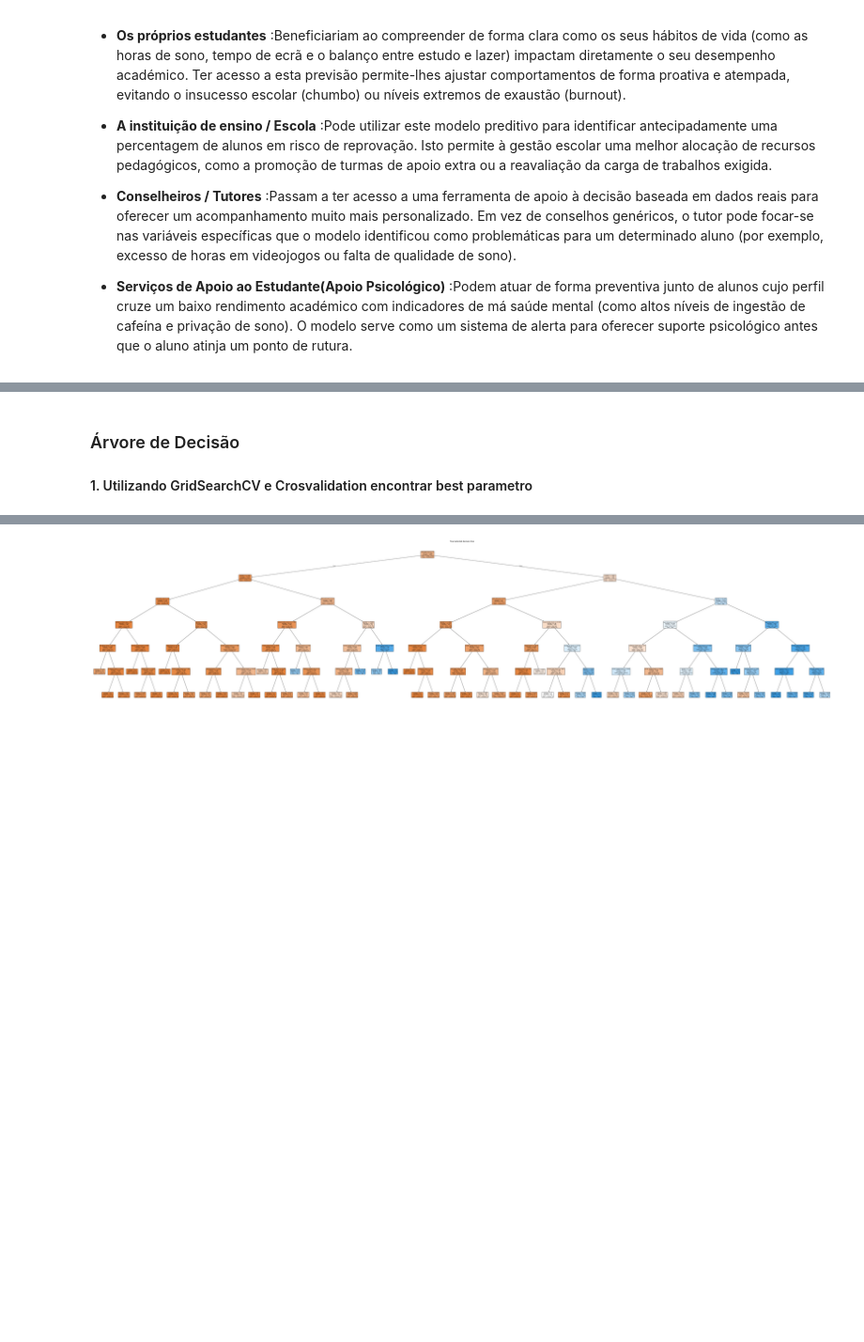
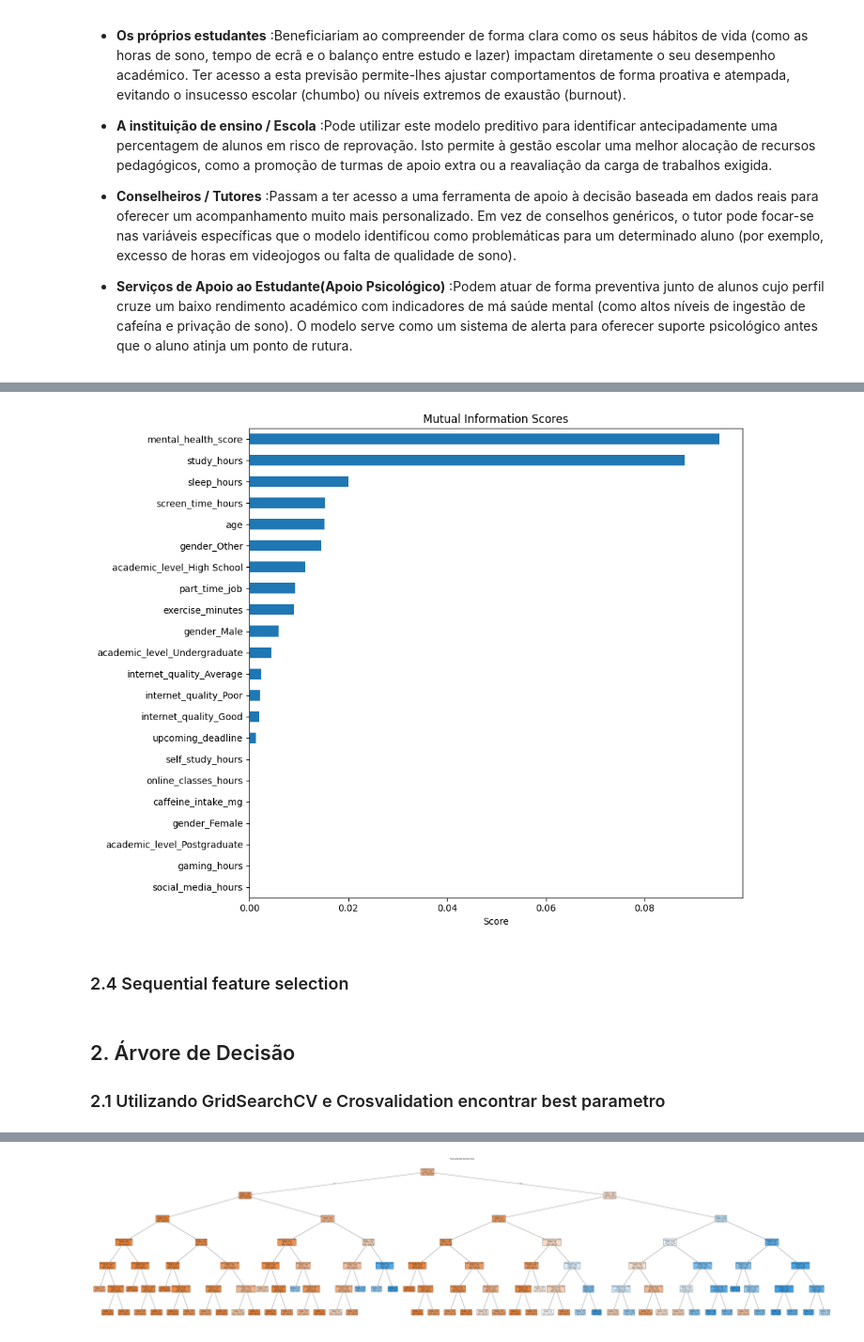
Before and after one commit to OJsan-ForReal/FAA-G22, a Jupyter notebook: projeto_G22_Classificacao.ipynb, the cells around one changed output, grey strips where cells are left out. Shown at 94% size. Cells and saved outputs as stored; diff of their text form; code cells hidden in the pictures; blank space fills up the shorter version.

```diff
--- a/projeto_G22_Classificacao.ipynb
+++ b/projeto_G22_Classificacao.ipynb
@@ -196,0 +317,25 @@ Name: count, dtype: int64
+# %%
+from sklearn.feature_selection import mutual_info_classif
+
+# 计算互信息得分（在原始数据上）
+mi_scores = mutual_info_classif(X_learning, y_learning, random_state=42)
+mi_series = pd.Series(mi_scores, index=X_learning.columns).sort_values(ascending=False)
+
+print("Mutual Information Top 10:")
+print(mi_series.head(10))
+
+# 选择 Top-K 特征
+top_k = 10  # 可以调整
+
+#- 获取得分前 10 的特征名称。
+top_mi_features = mi_series.head(top_k).index
+
+#筛选训练集中对应的这 10 个特征
+X_learning_mi = X_learning[top_mi_features]
+
+#筛选测试集中对应的这 10 个特征。
+X_test_mi = X_test[top_mi_features]
+
+print(f"\nOriginal number of features: {X_learning.shape[1]}")
+print(f"Number of features retained: {len(top_mi_features)}")
+print(f"Retained features: {list(top_mi_features)}")
@@ -196,0 +359,12 @@ Name: count, dtype: int64
+# %%
+# 可视化互信息得分
+plt.figure(figsize=(10, 8))
+mi_series.sort_values().plot(kind="barh")
+plt.title("Mutual Information Scores")
+plt.xlabel("Score")
+plt.tight_layout()
+plt.show()
+# %% [output]
+[figure, added]
+# %% [markdown]
+### 2.4 Sequential feature selection
@@ -197,6 +385,6 @@ Name: count, dtype: int64
 # %% [markdown]
-### Árvore de Decisão
-#### 1. Utilizando GridSearchCV e Crosvalidation encontrar best parametro
+## 2. Árvore de Decisão
+### 2.1 Utilizando GridSearchCV e Crosvalidation encontrar best parametro
 # %%
 from sklearn.model_selection import GridSearchCV
 from sklearn.model_selection import StratifiedKFold, cross_validate
```
Also changed, not shown: parts of 42 cells of this notebook.
